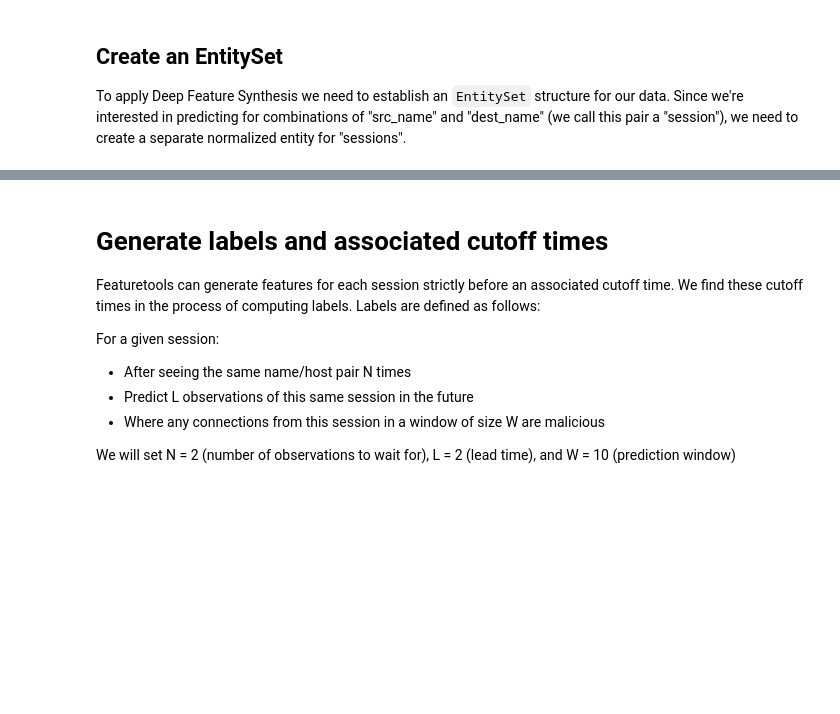
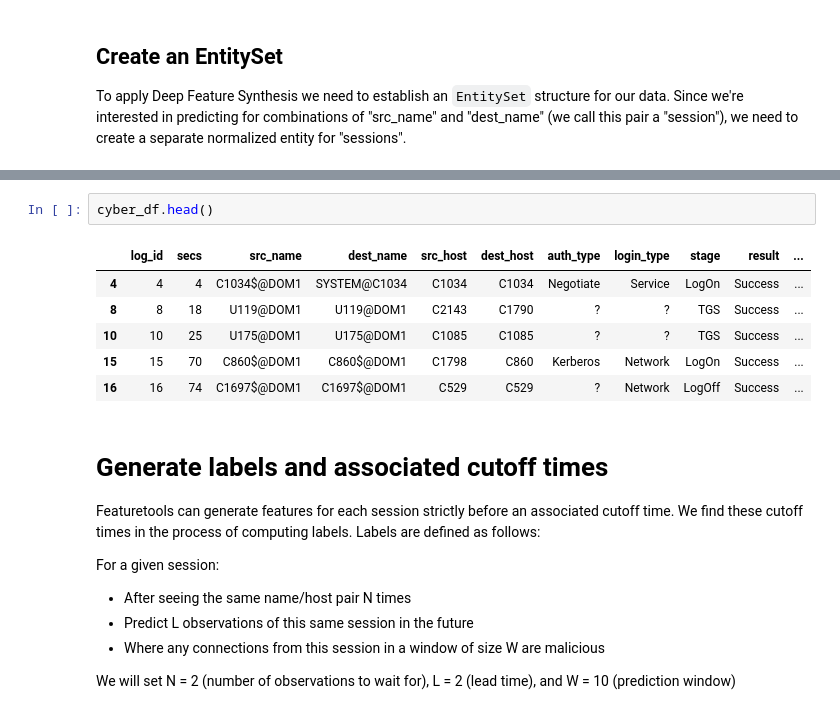
Before and after one commit to alteryx/predict-malicious-cyber-connections, a Jupyter notebook: Predicting Malicious Cyber Connections with Featuretools.ipynb, the cells around one changed output, grey strips where cells are left out. Drawn from its saved outputs; the diff is of its cells as text; blank space fills up the shorter version.

```diff
--- a/Predicting Malicious Cyber Connections with Featuretools.ipynb
+++ b/Predicting Malicious Cyber Connections with Featuretools.ipynb
@@ -80,6 +89,15 @@ Entityset: CyberLL
   Relationships:
     log.name_host_pair -> name_host_pairs.name_host_pair
     name_host_pairs.session_id -> sessions.session_id
+# %%
+cyber_df.head()
+# %% [output]
+|  | log_id | secs | src_name | dest_name | src_host | dest_host | auth_type | login_type | stage | result | ... |
+| 4 | 4 | 4 | C1034$@DOM1 | SYSTEM@C1034 | C1034 | C1034 | Negotiate | Service | LogOn | Success | ... |
+| 8 | 8 | 18 | U119@DOM1 | U119@DOM1 | C2143 | C1790 | ? | ? | TGS | Success | ... |
+| 10 | 10 | 25 | U175@DOM1 | U175@DOM1 | C1085 | C1085 | ? | ? | TGS | Success | ... |
+| 15 | 15 | 70 | C860$@DOM1 | C860$@DOM1 | C1798 | C860 | Kerberos | Network | LogOn | Success | ... |
+| 16 | 16 | 74 | C1697$@DOM1 | C1697$@DOM1 | C529 | C529 | ? | Network | LogOff | Success | ... |
 # %% [markdown]
 # Generate labels and associated cutoff times
 
```
Also changed, not shown: parts of 3 cells of this notebook, 1 other file.
